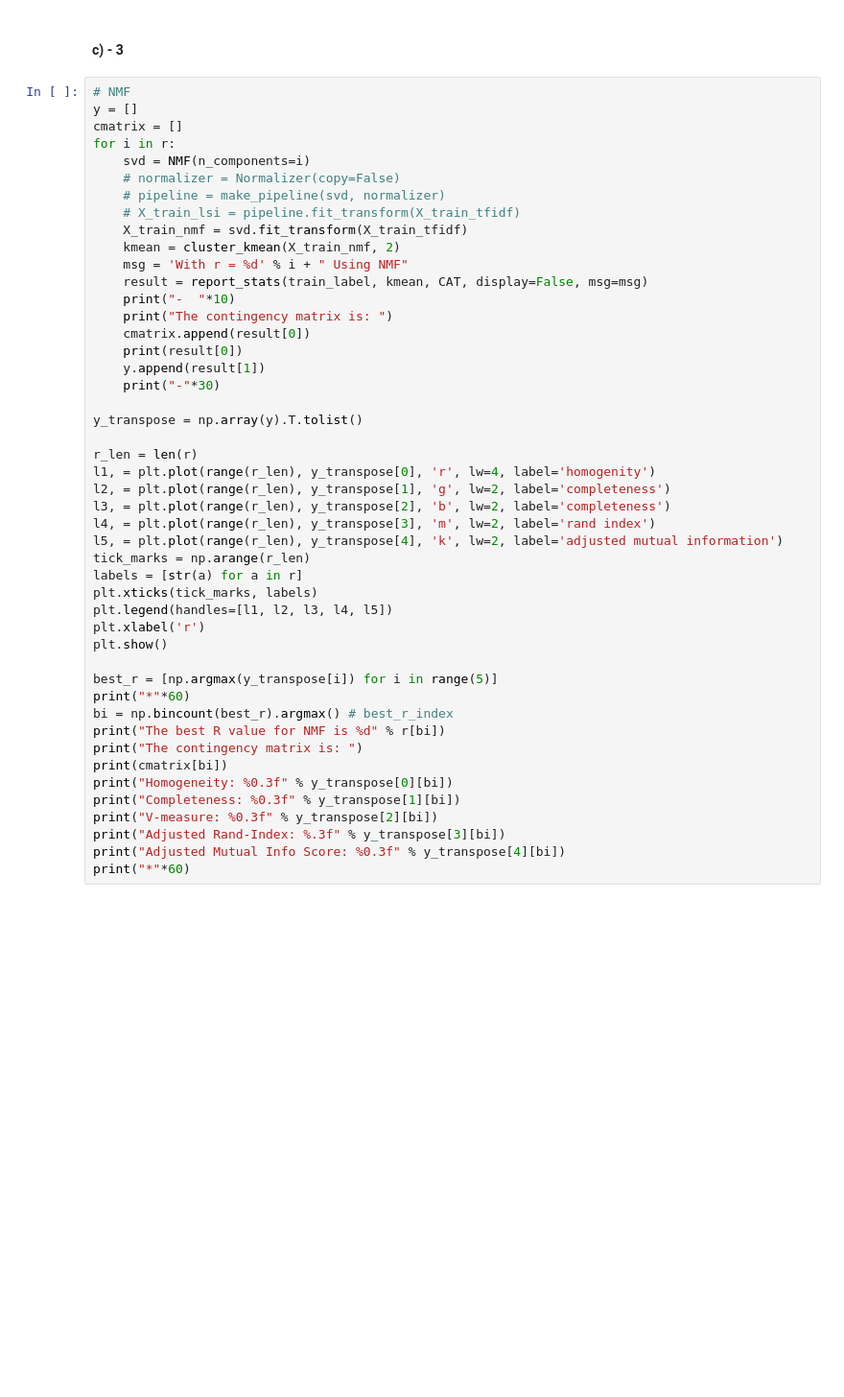
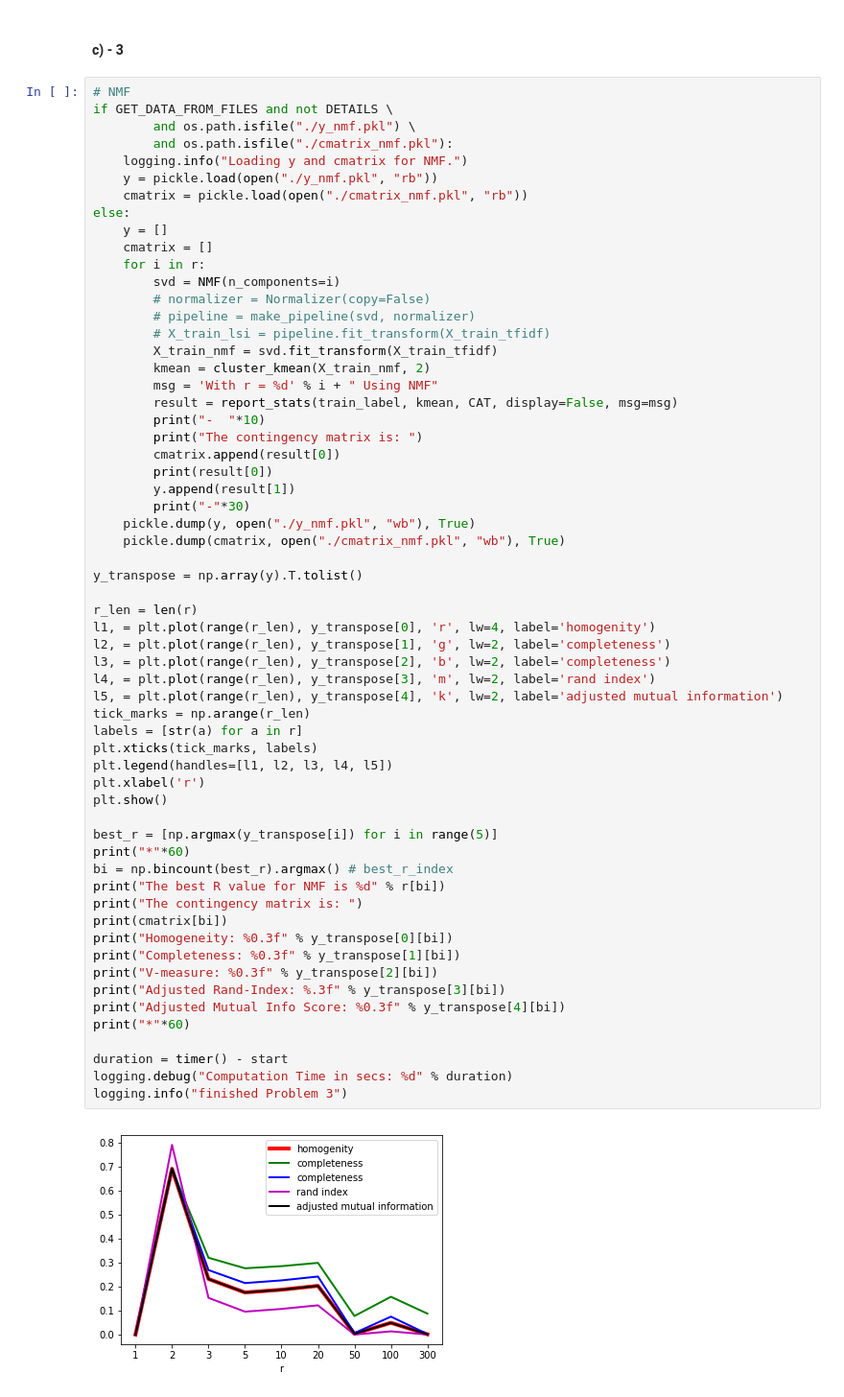
Before and after one commit to popo0293/EE219Project2, a Jupyter notebook: project2.ipynb, the cells around one changed output. Shown at 96% size. Saved outputs shown, nothing was run; the diff lists cells and outputs as text; blank space fills up the shorter version.

```diff
--- a/project2.ipynb
+++ b/project2.ipynb
@@ -357,49 +372,63 @@ Adjusted Mutual Info Score: 0.515
 #### c) - 3
 # %%
 # NMF
-y = []
-cmatrix = []
-for i in r:
-    svd = NMF(n_components=i)
-    # normalizer = Normalizer(copy=False)
-    # pipeline = make_pipeline(svd, normalizer)
-    # X_train_lsi = pipeline.fit_transform(X_train_tfidf)
-    X_train_nmf = svd.fit_transform(X_train_tfidf)
-    kmean = cluster_kmean(X_train_nmf, 2)
-    msg = 'With r = %d' % i + " Using NMF"
-    result = report_stats(train_label, kmean, CAT, display=False, msg=msg)
-    print("-  "*10)
-    print("The contingency matrix is: ")
-    cmatrix.append(result[0])
-    print(result[0])
-    y.append(result[1])
-    print("-"*30)
+if GET_DATA_FROM_FILES and not DETAILS \
+        and os.path.isfile("./y_nmf.pkl") \
+        and os.path.isfile("./cmatrix_nmf.pkl"):
+    logging.info("Loading y and cmatrix for NMF.")
+    y = pickle.load(open("./y_nmf.pkl", "rb"))
+    cmatrix = pickle.load(open("./cmatrix_nmf.pkl", "rb"))
+else:
+    y = []
+    cmatrix = []
+    for i in r:
+        svd = NMF(n_components=i)
+        # normalizer = Normalizer(copy=False)
+        # pipeline = make_pipeline(svd, normalizer)
+        # X_train_lsi = pipeline.fit_transform(X_train_tfidf)
+        X_train_nmf = svd.fit_transform(X_train_tfidf)
+        kmean = cluster_kmean(X_train_nmf, 2)
+        msg = 'With r = %d' % i + " Using NMF"
+        result = report_stats(train_label, kmean, CAT, display=False, msg=msg)
+        print("-  "*10)
+        print("The contingency matrix is: ")
+        cmatrix.append(result[0])
+        print(result[0])
+        y.append(result[1])
+        print("-"*30)
+    pickle.dump(y, open("./y_nmf.pkl", "wb"), True)
+    pickle.dump(cmatrix, open("./cmatrix_nmf.pkl", "wb"), True)
 
 y_transpose = np.array(y).T.tolist()
 
 r_len = len(r)
 l1, = plt.plot(range(r_len), y_transpose[0], 'r', lw=4, label='homogenity')
 l2, = plt.plot(range(r_len), y_transpose[1], 'g', lw=2, label='completeness')
 l3, = plt.plot(range(r_len), y_transpose[2], 'b', lw=2, label='completeness')
 l4, = plt.plot(range(r_len), y_transpose[3], 'm', lw=2, label='rand index')
 l5, = plt.plot(range(r_len), y_transpose[4], 'k', lw=2, label='adjusted mutual information')
 tick_marks = np.arange(r_len)
 labels = [str(a) for a in r]
 plt.xticks(tick_marks, labels)
 plt.legend(handles=[l1, l2, l3, l4, l5])
 plt.xlabel('r')
 plt.show()
 
 best_r = [np.argmax(y_transpose[i]) for i in range(5)]
 print("*"*60)
 bi = np.bincount(best_r).argmax() # best_r_index
 print("The best R value for NMF is %d" % r[bi])
 print("The contingency matrix is: ")
 print(cmatrix[bi])
 print("Homogeneity: %0.3f" % y_transpose[0][bi])
 print("Completeness: %0.3f" % y_transpose[1][bi])
 print("V-measure: %0.3f" % y_transpose[2][bi])
 print("Adjusted Rand-Index: %.3f" % y_transpose[3][bi])
 print("Adjusted Mutual Info Score: %0.3f" % y_transpose[4][bi])
 print("*"*60)
+
+duration = timer() - start
+logging.debug("Computation Time in secs: %d" % duration)
+logging.info("finished Problem 3")
 # %% [output]
+[figure, new version]
```
Also changed, not shown: parts of 7 cells of this notebook, 3 other files.
